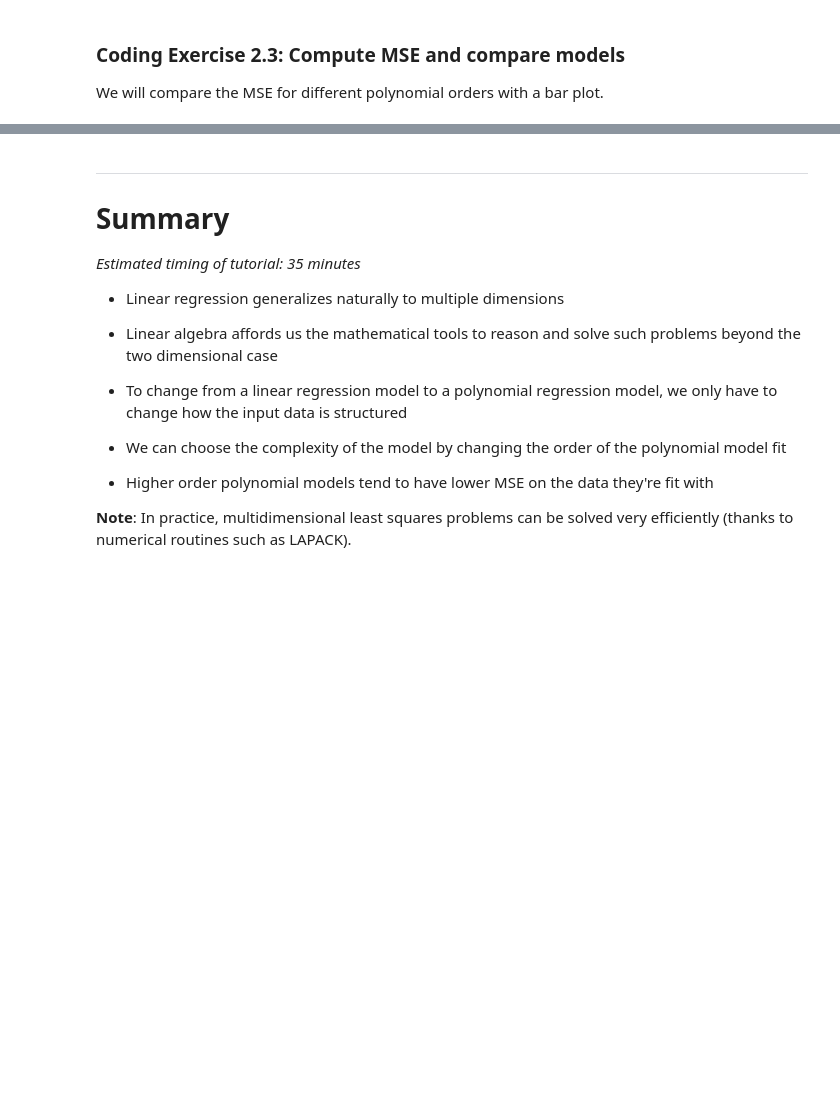
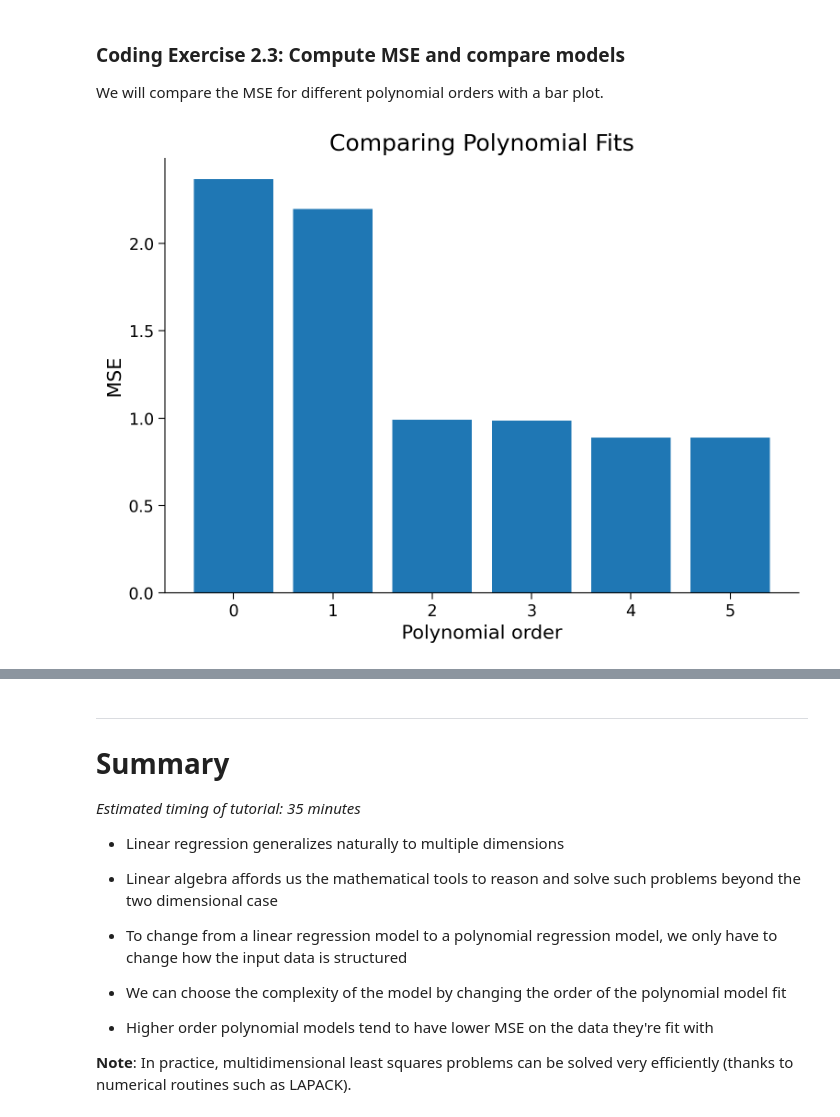
Before and after one commit to heathlarsson/course-content, a Jupyter notebook: tutorials/W1D2_ModelFitting/W1D2_Tutorial4.ipynb, the cells around one changed output, grey strips where cells are left out. Cells and saved outputs as stored; diff of their text form; code cells hidden in the pictures; blank space fills up the shorter version.

```diff
--- a/tutorials/W1D2_ModelFitting/W1D2_Tutorial4.ipynb
+++ b/tutorials/W1D2_ModelFitting/W1D2_Tutorial4.ipynb
@@ -474,7 +476,7 @@ def make_design_matrix(x, order):
   for degree in range(1, order + 1):
       design_matrix = np.hstack((design_matrix, x**degree))
 
-  return design_matrix =  order
+  return design_matrix
 
 
 order = 5
@@ -646,28 +649,32 @@ where the predicted values for each model are given by $ \hat{\mathbf{y}} = \mat
 
 We will compare the MSE for different polynomial orders with a bar plot.
 # %%
+# to_remove solution
+
 mse_list = []
 order_list = list(range(max_order + 1))
 
 for order in order_list:
 
   X_design = make_design_matrix(x, order)
 
-
   # Get prediction for the polynomial regression model of this order
-  y_hat = X_design @ theta_hat(order)
+  y_hat = X_design @ theta_hats[order]
 
   # Compute the residuals
-  residuals =
+  residuals = y - y_hat
 
   # Compute the MSE
-  mse = ...
+  mse = np.mean(residuals ** 2)
 
   mse_list.append(mse)
 
 
+
 # Visualize MSE of fits
 evaluate_fits(order_list, mse_list)
+# %% [output]
+[figure, added]
 # %%
 # to_remove solution
 
```
Also changed, not shown: parts of 3 cells of this notebook.
